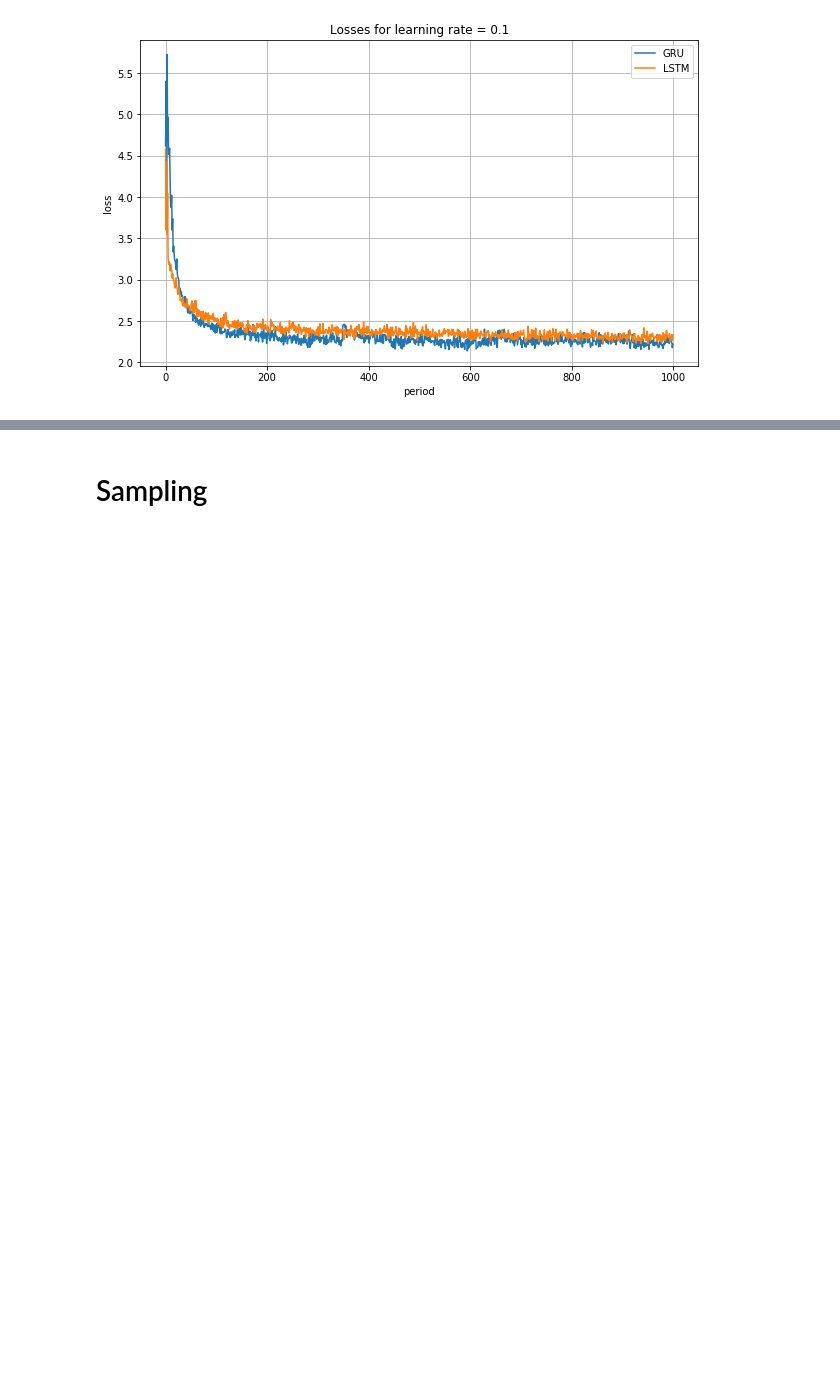
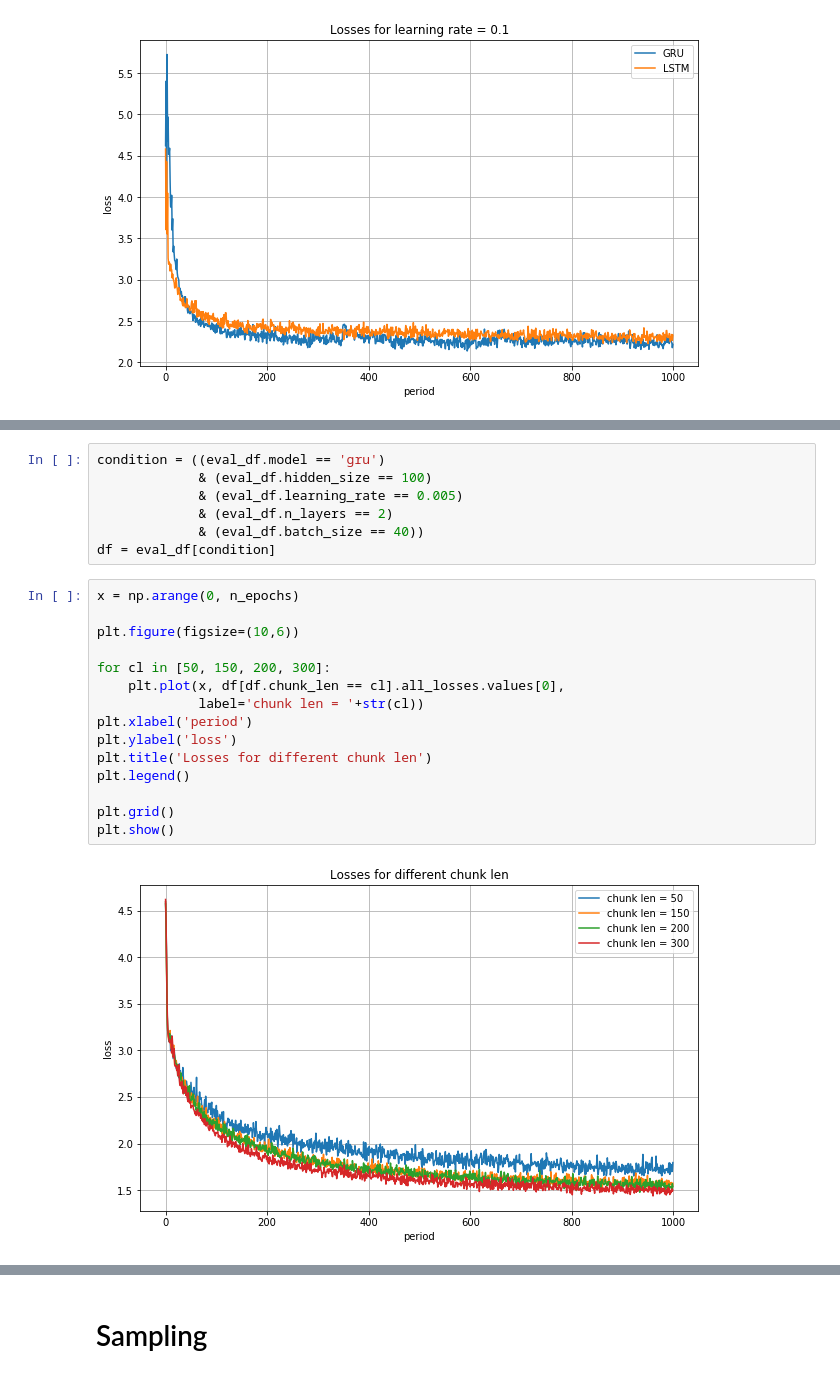
Before and after one commit to mmarinated/pTSAFall2018, a Jupyter notebook: labs/lab8/lab-8-student-mz2476.ipynb, the cells around one changed output, grey strips where cells are left out. Saved outputs shown, nothing was run; the diff lists cells and outputs as text; blank space fills up the shorter version.

```diff
--- a/labs/lab8/lab-8-student-mz2476.ipynb
+++ b/labs/lab8/lab-8-student-mz2476.ipynb
@@ -395,0 +441,24 @@ for lr in [0.005, 0.01, 0.1]:
+# %%
+condition = ((eval_df.model == 'gru')
+             & (eval_df.hidden_size == 100)
+             & (eval_df.learning_rate == 0.005)
+             & (eval_df.n_layers == 2)
+             & (eval_df.batch_size == 40))
+df = eval_df[condition]
+# %%
+x = np.arange(0, n_epochs)
+
+plt.figure(figsize=(10,6))
+
+for cl in [50, 150, 200, 300]:
+    plt.plot(x, df[df.chunk_len == cl].all_losses.values[0],
+             label='chunk len = '+str(cl))
+plt.xlabel('period')
+plt.ylabel('loss')
+plt.title('Losses for different chunk len')
+plt.legend()
+
+plt.grid()
+plt.show()
+# %% [output]
+[figure, added]
```
Also changed, not shown: parts of 18 cells of this notebook, 1 other file.
